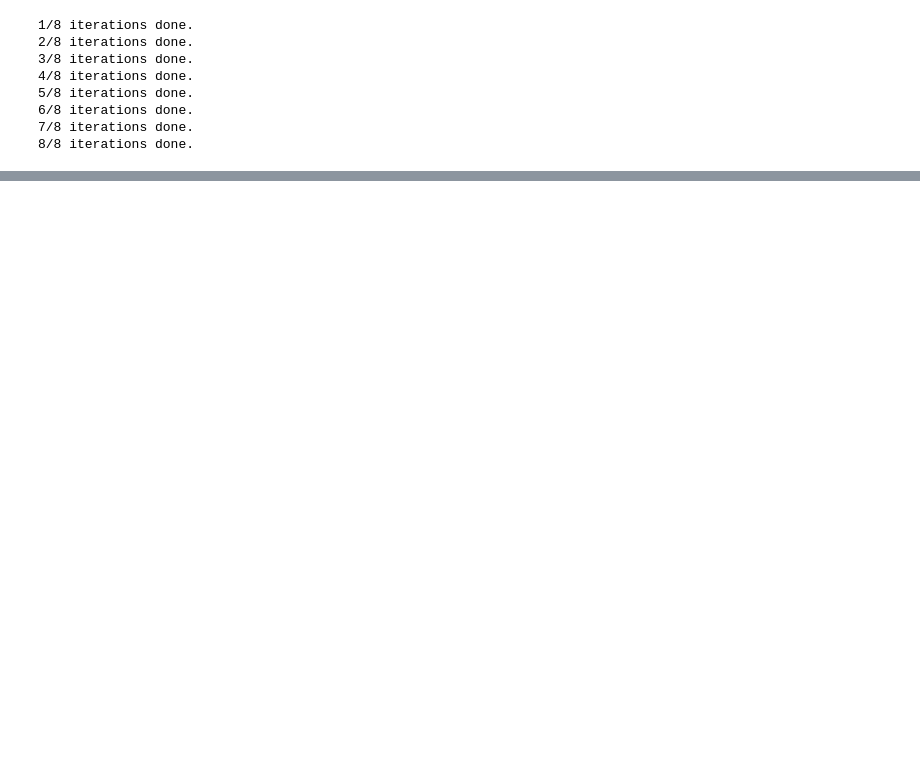
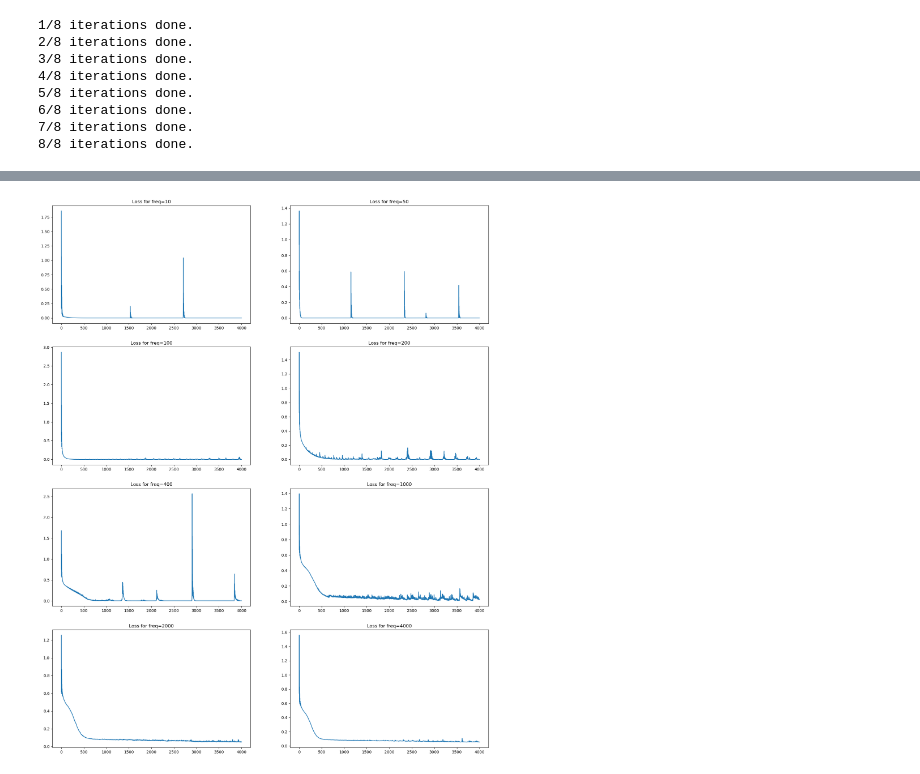
Before and after one commit to MehdiEK/MindTheSpikesTDL, a Jupyter notebook: main.ipynb, the cells around one changed output, grey strips where cells are left out. Saved outputs shown, nothing was run; the diff lists cells and outputs as text; code cells hidden in the pictures; blank space fills up the shorter version.

```diff
--- a/main.ipynb
+++ b/main.ipynb
@@ -246,0 +268,8 @@ for index, ax_index in enumerate(axis_):
+# %%
+fig, ax = plt.subplots(4, 2, figsize=(20, 25))
+ax = ax.ravel()
+for i, loss in enumerate(losses):
+    ax[i].plot(loss)
+    ax[i].set_title(f"Loss for freq={freq[i]}")
+# %% [output]
+[figure, added]
```
Also changed, not shown: parts of 11 cells of this notebook, 1 other file.
